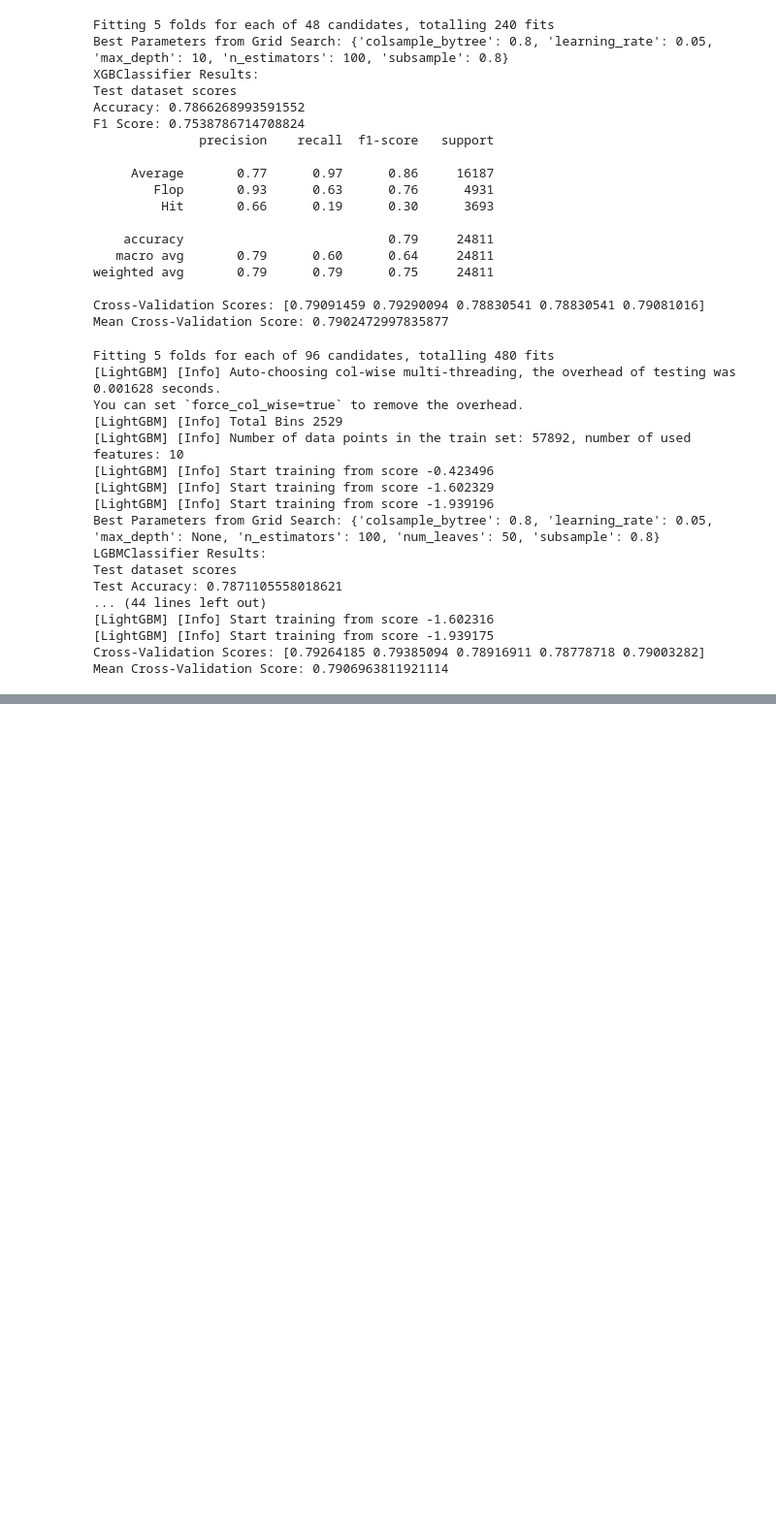
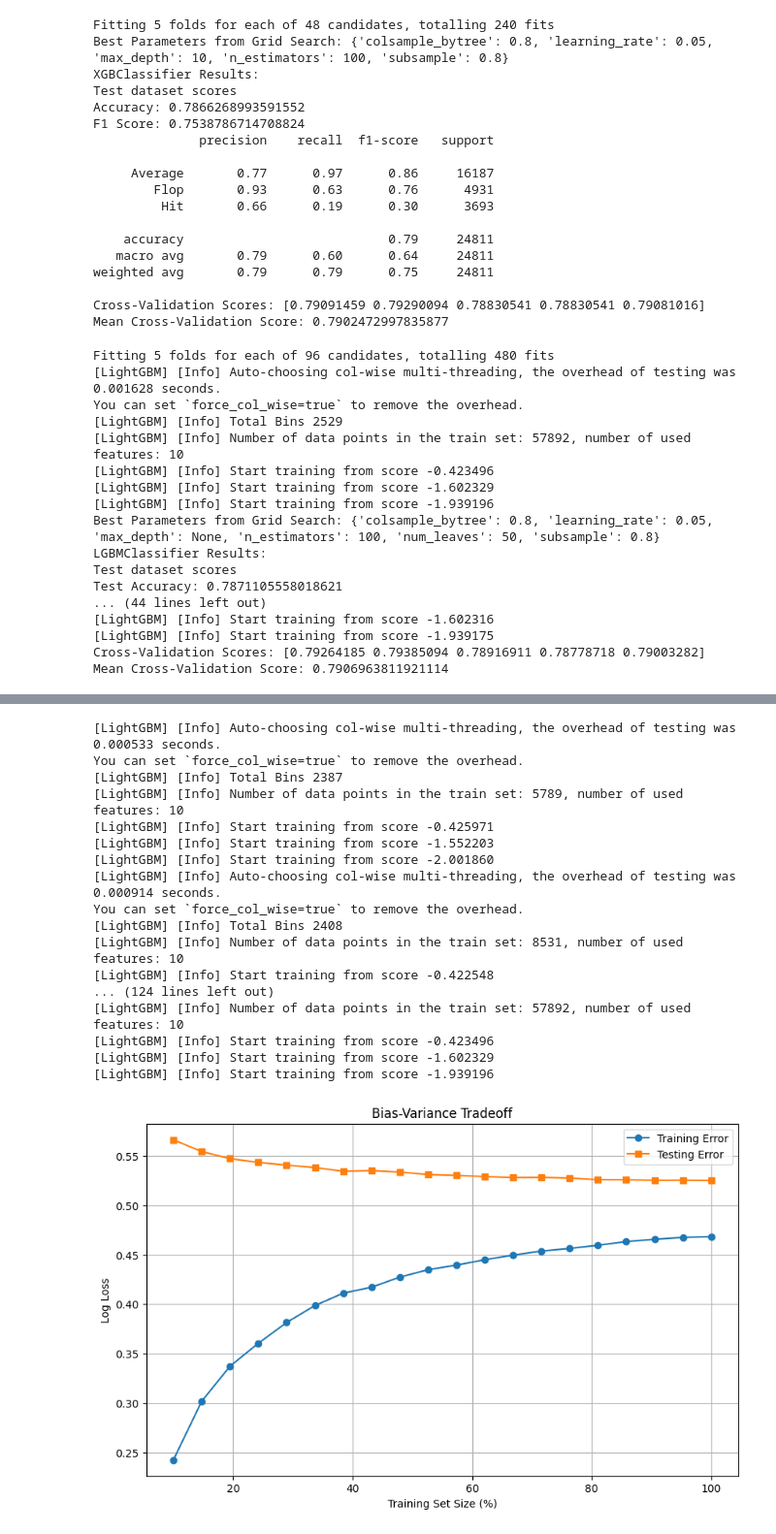
Before and after one commit to Jaagss/Movie_Success_Prediction, a Jupyter notebook: second.ipynb, the cells around one changed output, grey strips where cells are left out. Shown at 97% size. Drawn from its saved outputs; the diff is of its cells as text; code cells hidden in the pictures; blank space fills up the shorter version.

```diff
--- a/second.ipynb
+++ b/second.ipynb
@@ -1295,0 +1431,60 @@ Mean Cross-Validation Score: 0.7906963811921114
+# %%
+import numpy as np
+import matplotlib.pyplot as plt
+from sklearn.metrics import log_loss
+
+# Define arrays to store training and testing errors
+train_errors = []
+test_errors = []
+
+# Split the training data into increments
+train_sizes = np.linspace(0.1, 1.0, 20)  # Use 10 increments from 10% to 100% of the training data
+
+for train_size in train_sizes:
+    # Split the dataset into smaller subsets
+    train_subset_size = int(train_size * len(new_X_df))
+    X_train_subset = new_X_df[:train_subset_size]
+    y_train_subset = new_y_df[:train_subset_size]
+
+    # Train the model on the subset
+    best_lgbm.fit(X_train_subset, y_train_subset)
+
+    # Compute training log-loss (or error)
+    y_train_pred_probs = best_lgbm.predict_proba(X_train_subset)
+    train_error = log_loss(y_train_subset, y_train_pred_probs)
+    train_errors.append(train_error)
+
+    # Compute test log-loss (or error)
+    y_test_pred_probs = best_lgbm.predict_proba(new_X_test)
+    test_error = log_loss(new_y_test, y_test_pred_probs)
+    test_errors.append(test_error)
+
+# Plot the bias-variance tradeoff
+plt.figure(figsize=(10, 6))
+plt.plot(train_sizes * 100, train_errors, label="Training Error", marker='o')
+plt.plot(train_sizes * 100, test_errors, label="Testing Error", marker='s')
+plt.title("Bias-Variance Tradeoff")
+plt.xlabel("Training Set Size (%)")
+plt.ylabel("Log Loss")
+plt.legend()
+plt.grid()
+plt.show()
+# %% [output]
+[LightGBM] [Info] Auto-choosing col-wise multi-threading, the overhead of testing was 0.000533 seconds.
+You can set `force_col_wise=true` to remove the overhead.
+[LightGBM] [Info] Total Bins 2387
+[LightGBM] [Info] Number of data points in the train set: 5789, number of used features: 10
+[LightGBM] [Info] Start training from score -0.425971
+[LightGBM] [Info] Start training from score -1.552203
+[LightGBM] [Info] Start training from score -2.001860
+[LightGBM] [Info] Auto-choosing col-wise multi-threading, the overhead of testing was 0.000914 seconds.
+You can set `force_col_wise=true` to remove the overhead.
+[LightGBM] [Info] Total Bins 2408
+[LightGBM] [Info] Number of data points in the train set: 8531, number of used features: 10
+[LightGBM] [Info] Start training from score -0.422548
+... (124 lines left out)
+[LightGBM] [Info] Number of data points in the train set: 57892, number of used features: 10
+[LightGBM] [Info] Start training from score -0.423496
+[LightGBM] [Info] Start training from score -1.602329
+[LightGBM] [Info] Start training from score -1.939196
+[figure, added]
```
Also changed, not shown: parts of 7 cells of this notebook, 1 other file.
